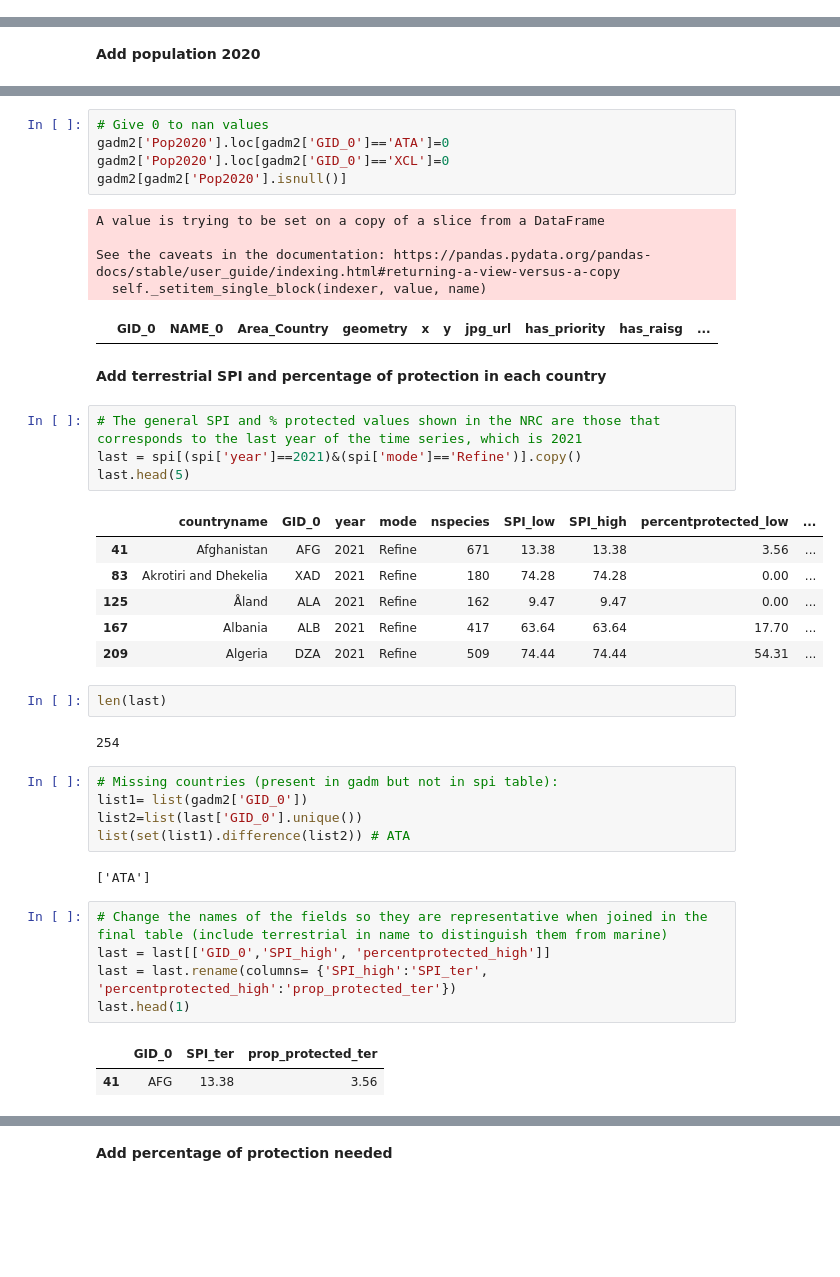
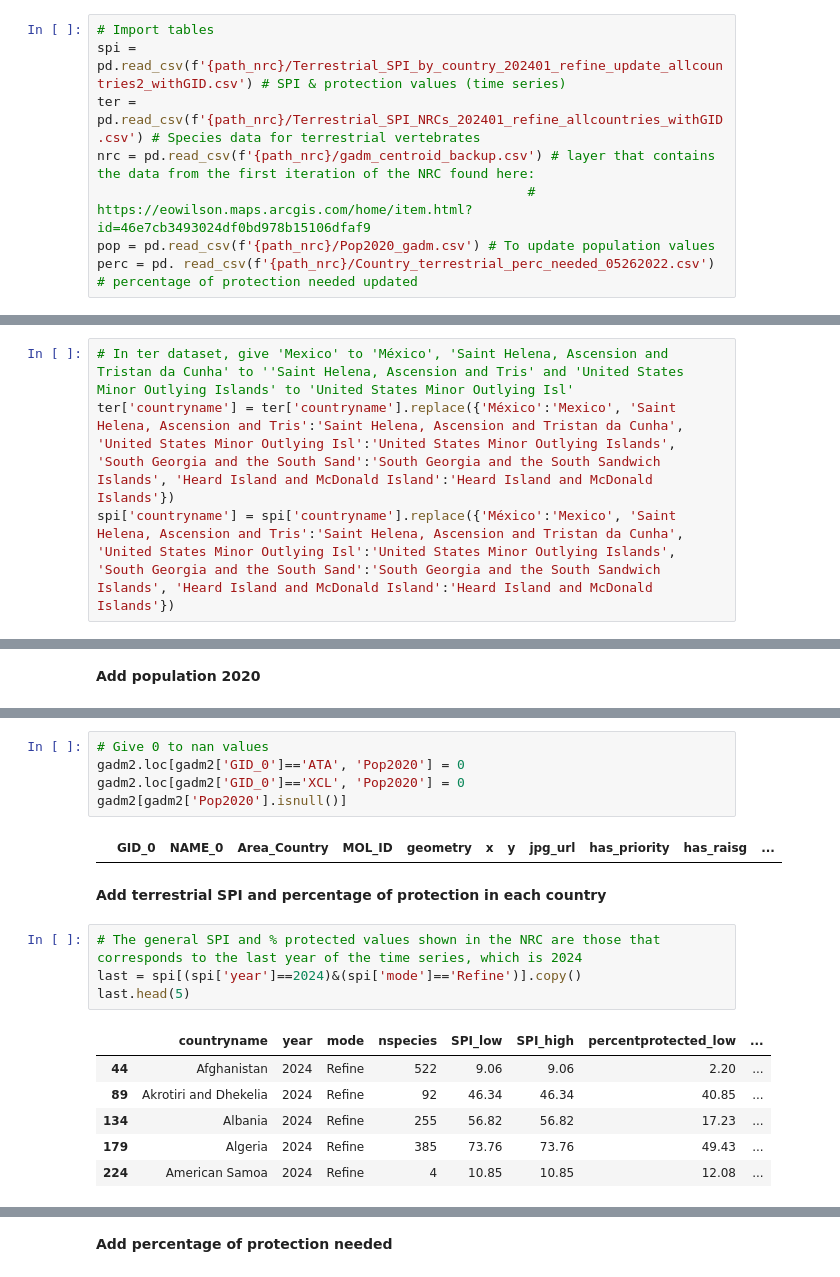
Before and after one commit to Vizzuality/he-scratchfolder, a Jupyter notebook: NRC_Terrestrial.ipynb, the cells around one changed output, grey strips where cells are left out. Drawn from its saved outputs; the diff is of its cells as text; blank space fills up the shorter version.

```diff
--- a/NRC_Terrestrial.ipynb
+++ b/NRC_Terrestrial.ipynb
@@ -43,0 +54,8 @@ ter.head(2)
+# %%
+# Import tables
+spi = pd.read_csv(f'{path_nrc}/Terrestrial_SPI_by_country_202401_refine_update_allcountries2_withGID.csv') # SPI & protection values (time series)
+ter = pd.read_csv(f'{path_nrc}/Terrestrial_SPI_NRCs_202401_refine_allcountries_withGID.csv') # Species data for terrestrial vertebrates
+nrc = pd.read_csv(f'{path_nrc}/gadm_centroid_backup.csv') # layer that contains the data from the first iteration of the NRC found here:
+                                                       # https://eowilson.maps.arcgis.com/home/item.html?id=46e7cb3493024df0bd978b15106dfaf9
+pop = pd.read_csv(f'{path_nrc}/Pop2020_gadm.csv') # To update population values
+perc = pd. read_csv(f'{path_nrc}/Country_terrestrial_perc_needed_05262022.csv') # percentage of protection needed updated
@@ -130,0 +151,4 @@ list(set(list2).difference(list1))
+# %%
+# In ter dataset, give 'Mexico' to 'México', 'Saint Helena, Ascension and Tristan da Cunha' to ''Saint Helena, Ascension and Tris' and 'United States Minor Outlying Islands' to 'United States Minor Outlying Isl'
+ter['countryname'] = ter['countryname'].replace({'México':'Mexico', 'Saint Helena, Ascension and Tris':'Saint Helena, Ascension and Tristan da Cunha', 'United States Minor Outlying Isl':'United States Minor Outlying Islands', 'South Georgia and the South Sand':'South Georgia and the South Sandwich Islands', 'Heard Island and McDonald Island':'Heard Island and McDonald Islands'})
+spi['countryname'] = spi['countryname'].replace({'México':'Mexico', 'Saint Helena, Ascension and Tris':'Saint Helena, Ascension and Tristan da Cunha', 'United States Minor Outlying Isl':'United States Minor Outlying Islands', 'South Georgia and the South Sand':'South Georgia and the South Sandwich Islands', 'Heard Island and McDonald Island':'Heard Island and McDonald Islands'})
@@ -291,44 +326,21 @@ l
 Name: GID_0, dtype: object
 # %%
 # Give 0 to nan values
-gadm2['Pop2020'].loc[gadm2['GID_0']=='ATA']=0
-gadm2['Pop2020'].loc[gadm2['GID_0']=='XCL']=0
+gadm2.loc[gadm2['GID_0']=='ATA', 'Pop2020'] = 0
+gadm2.loc[gadm2['GID_0']=='XCL', 'Pop2020'] = 0
 gadm2[gadm2['Pop2020'].isnull()]
 # %% [output]
-A value is trying to be set on a copy of a slice from a DataFrame
-
-See the caveats in the documentation: https://pandas.pydata.org/pandas-docs/stable/user_guide/indexing.html#returning-a-view-versus-a-copy
-  self._setitem_single_block(indexer, value, name)
-|  | GID_0 | NAME_0 | Area_Country | geometry | x | y | jpg_url | has_priority | has_raisg | ... |
+|  | GID_0 | NAME_0 | Area_Country | MOL_ID | geometry | x | y | jpg_url | has_priority | has_raisg | ... |
 # %% [markdown]
 **Add terrestrial SPI and percentage of protection in each country**
 # %%
-# The general SPI and % protected values shown in the NRC are those that corresponds to the last year of the time series, which is 2021
-last = spi[(spi['year']==2021)&(spi['mode']=='Refine')].copy()
+# The general SPI and % protected values shown in the NRC are those that corresponds to the last year of the time series, which is 2024
+last = spi[(spi['year']==2024)&(spi['mode']=='Refine')].copy()
 last.head(5)
 # %% [output]
-|  | countryname | GID_0 | year | mode | nspecies | SPI_low | SPI_high | percentprotected_low | ... |
-| 41 | Afghanistan | AFG | 2021 | Refine | 671 | 13.38 | 13.38 | 3.56 | ... |
-| 83 | Akrotiri and Dhekelia | XAD | 2021 | Refine | 180 | 74.28 | 74.28 | 0.00 | ... |
-| 125 | Åland | ALA | 2021 | Refine | 162 | 9.47 | 9.47 | 0.00 | ... |
-| 167 | Albania | ALB | 2021 | Refine | 417 | 63.64 | 63.64 | 17.70 | ... |
-| 209 | Algeria | DZA | 2021 | Refine | 509 | 74.44 | 74.44 | 54.31 | ... |
+|  | countryname | year | mode | nspecies | SPI_low | SPI_high | percentprotected_low | ... |
+| 44 | Afghanistan | 2024 | Refine | 522 | 9.06 | 9.06 | 2.20 | ... |
+| 89 | Akrotiri and Dhekelia | 2024 | Refine | 92 | 46.34 | 46.34 | 40.85 | ... |
+| 134 | Albania | 2024 | Refine | 255 | 56.82 | 56.82 | 17.23 | ... |
+| 179 | Algeria | 2024 | Refine | 385 | 73.76 | 73.76 | 49.43 | ... |
+| 224 | American Samoa | 2024 | Refine | 4 | 10.85 | 10.85 | 12.08 | ... |
-# %%
-len(last)
-# %% [output]
-254
-# %%
-# Missing countries (present in gadm but not in spi table):
-list1= list(gadm2['GID_0'])
-list2=list(last['GID_0'].unique())
-list(set(list1).difference(list2)) # ATA
-# %% [output]
-['ATA']
-# %%
-# Change the names of the fields so they are representative when joined in the final table (include terrestrial in name to distinguish them from marine)
-last = last[['GID_0','SPI_high', 'percentprotected_high']]
-last = last.rename(columns= {'SPI_high':'SPI_ter', 'percentprotected_high':'prop_protected_ter'})
-last.head(1)
-# %% [output]
-|  | GID_0 | SPI_ter | prop_protected_ter |
-| 41 | AFG | 13.38 | 3.56 |
```
Also changed, not shown: parts of 96 cells of this notebook, 1 other file.
